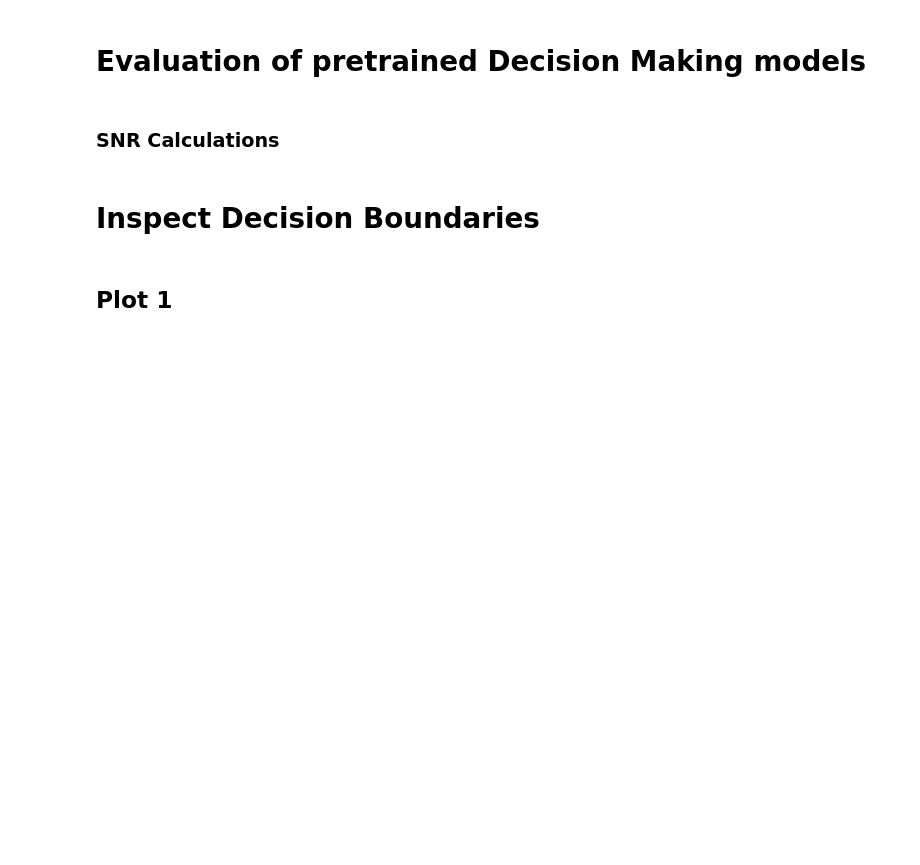
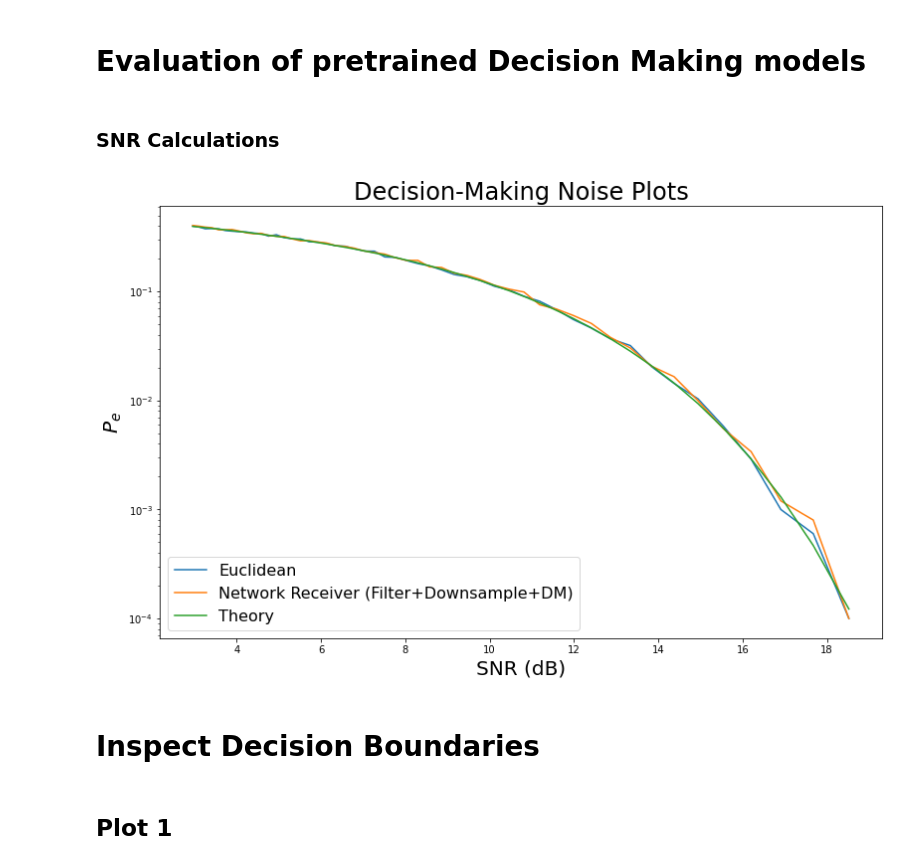
Before and after one commit to FaxMan1/Master-Thesis, a Jupyter notebook: Jupyter/main_CS.ipynb, the cells around one changed output. Drawn from its saved outputs; the diff is of its cells as text; code cells hidden in the pictures; blank space fills up the shorter version.

```diff
--- a/Jupyter/main_CS.ipynb
+++ b/Jupyter/main_CS.ipynb
@@ -131,16 +130,19 @@ error_theory = 1.5 * (1 - scipy.stats.norm.cdf(np.sqrt(gain_factor/sigmas**2)))
 # %%
 plt.figure(figsize=(13,8))
 plt.title('Decision-Making Noise Plots', fontsize=24)
 plt.xlabel('SNR (dB)', fontsize=20)
 plt.ylabel('$P_e$', fontsize=20)
 num = 0
 plt.semilogy(SNRsDB[num:], error_rates_euclid[num:])
 plt.semilogy(SNRsDB[num:], error_rates[num:])
 plt.semilogy(SNRsDB[num:], error_theory[num:])
-legend2 = ['Euclidean', 'Network Receiver (Filter+Downsample+DM)', 'Theory']
-plt.legend(legend2, fontsize=16)
+legend = ['Euclidean', 'Network Receiver (Filter+Downsample+DM)', 'Theory']
+legend2 = ['With Lowpass', 'Without Lowpass']
+plt.legend(legend, fontsize=16)
 #plt.ylim([1e-3, 1])
 plt.show()
+# %% [output]
+[figure, added]
 # %%
 symbol_set = [3, 1, -1, -3] # all symbols that we use
 num_symbols = 10000
```
Also changed, not shown: parts of 4 cells of this notebook, 3 other files.
